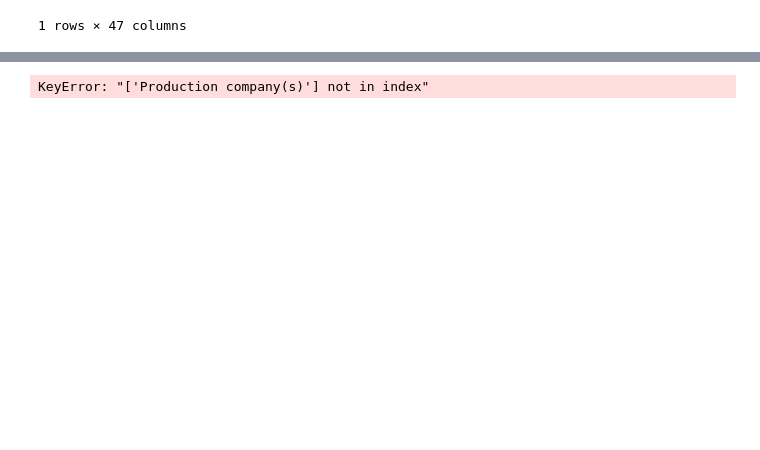
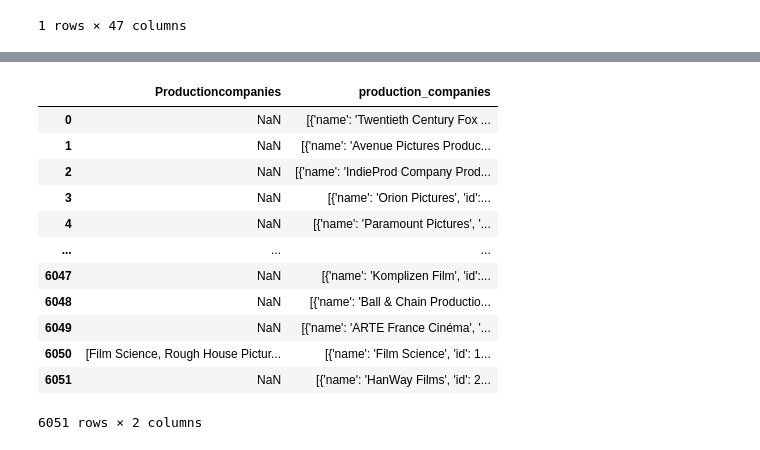
Before and after one commit to byrne6c/Movies-ETL, a Jupyter notebook: Movies-ELT.ipynb, the cells around one changed output, grey strips where cells are left out. Saved outputs shown, nothing was run; the diff lists cells and outputs as text; code cells hidden in the pictures; blank space fills up the shorter version.

```diff
--- a/Movies-ELT.ipynb
+++ b/Movies-ELT.ipynb
@@ -977,6 +965,18 @@ Name: original_language, dtype: int64
 # %%
 #compare Production companies
 #start with look at small samples of numbers
-movies_df[['Production company(s)','production_companies']]
+movies_df[['Productioncompanies ','production_companies']]
 # %% [output]
+|  | Productioncompanies | production_companies |
+| 0 | NaN | [{'name': 'Twentieth Century Fox ... |
+| 1 | NaN | [{'name': 'Avenue Pictures Produc... |
+| 2 | NaN | [{'name': 'IndieProd Company Prod... |
+| 3 | NaN | [{'name': 'Orion Pictures', 'id':... |
+| 4 | NaN | [{'name': 'Paramount Pictures', '... |
+| ... | ... | ... |
+| 6047 | NaN | [{'name': 'Komplizen Film', 'id':... |
+| 6048 | NaN | [{'name': 'Ball & Chain Productio... |
+| 6049 | NaN | [{'name': 'ARTE France Cinéma', '... |
+| 6050 | [Film Science, Rough House Pictur... | [{'name': 'Film Science', 'id': 1... |
+| 6051 | NaN | [{'name': 'HanWay Films', 'id': 2... |
-KeyError: "['Production company(s)'] not in index"
+6051 rows × 2 columns
```
Also changed, not shown: parts of 16 cells of this notebook.
